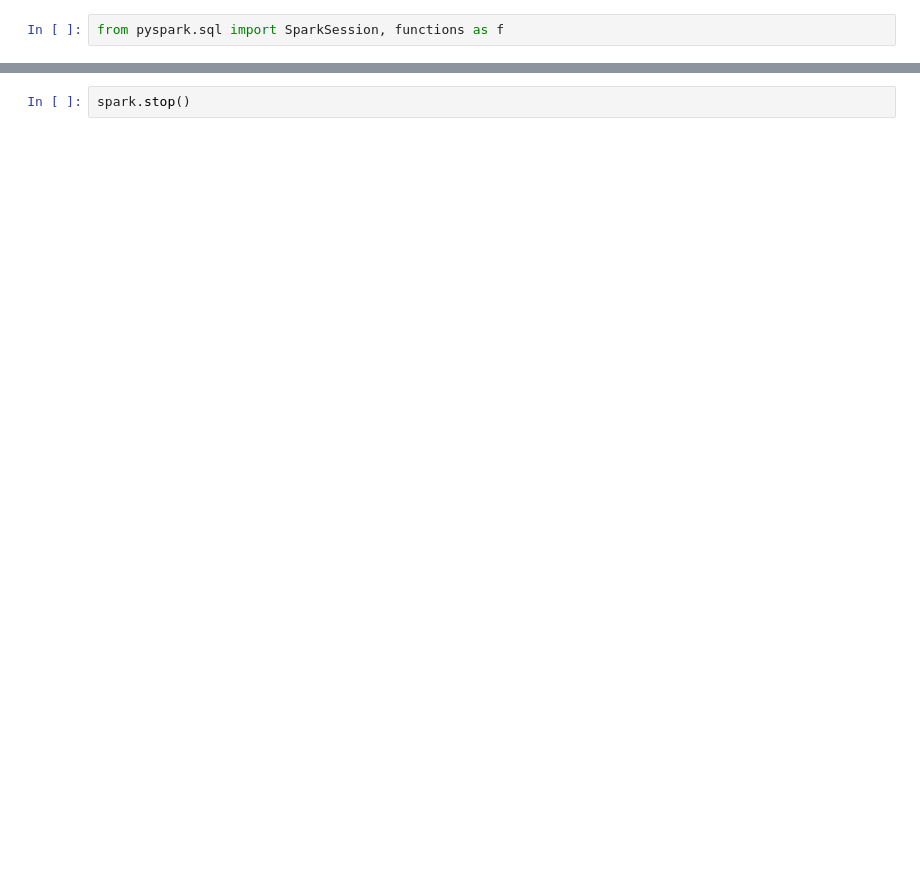
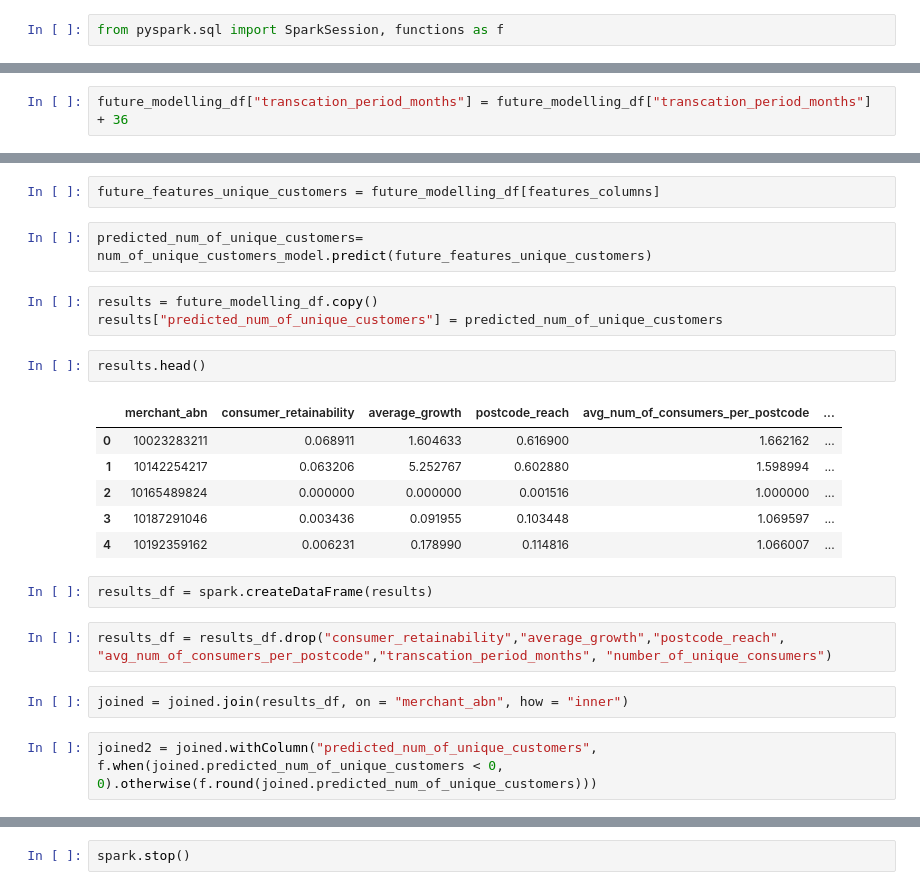
Before and after one commit to jameslafontaine/unimelb-mast30034-industry-project, a Jupyter notebook: notebooks/analysis/insights/feature_engineering.ipynb, the cells around one changed output, grey strips where cells are left out. Drawn from its saved outputs; the diff is of its cells as text; blank space fills up the shorter version.

Commit message:
modelled feature predicted num consumers

```diff
--- a/notebooks/analysis/insights/feature_engineering.ipynb
+++ b/notebooks/analysis/insights/feature_engineering.ipynb
@@ -33,0 +218,2 @@ orders = spark.read.parquet("../../../data/insights/pre_insights/orders.parquet/
+# %%
+future_modelling_df["transcation_period_months"] = future_modelling_df["transcation_period_months"] + 36
@@ -34 +229,25 @@ orders = spark.read.parquet("../../../data/insights/pre_insights/orders.parquet/
+# %%
+future_features_unique_customers = future_modelling_df[features_columns]
+# %%
+predicted_num_of_unique_customers= num_of_unique_customers_model.predict(future_features_unique_customers)
+# %%
+results = future_modelling_df.copy()
+results["predicted_num_of_unique_customers"] = predicted_num_of_unique_customers
+# %%
+results.head()
+# %% [output]
+|  | merchant_abn | consumer_retainability | average_growth | postcode_reach | avg_num_of_consumers_per_postcode | ... |
+| 0 | 10023283211 | 0.068911 | 1.604633 | 0.616900 | 1.662162 | ... |
+| 1 | 10142254217 | 0.063206 | 5.252767 | 0.602880 | 1.598994 | ... |
+| 2 | 10165489824 | 0.000000 | 0.000000 | 0.001516 | 1.000000 | ... |
+| 3 | 10187291046 | 0.003436 | 0.091955 | 0.103448 | 1.069597 | ... |
+| 4 | 10192359162 | 0.006231 | 0.178990 | 0.114816 | 1.066007 | ... |
+# %%
+results_df = spark.createDataFrame(results)
+# %%
+results_df = results_df.drop("consumer_retainability","average_growth","postcode_reach", "avg_num_of_consumers_per_postcode","transcation_period_months", "number_of_unique_consumers")
+# %%
+joined = joined.join(results_df, on = "merchant_abn", how = "inner")
+# %%
+joined2 = joined.withColumn("predicted_num_of_unique_customers", f.when(joined.predicted_num_of_unique_customers < 0, 0).otherwise(f.round(joined.predicted_num_of_unique_customers)))
 # %%
```
Also changed, not shown: parts of 40 cells of this notebook.
